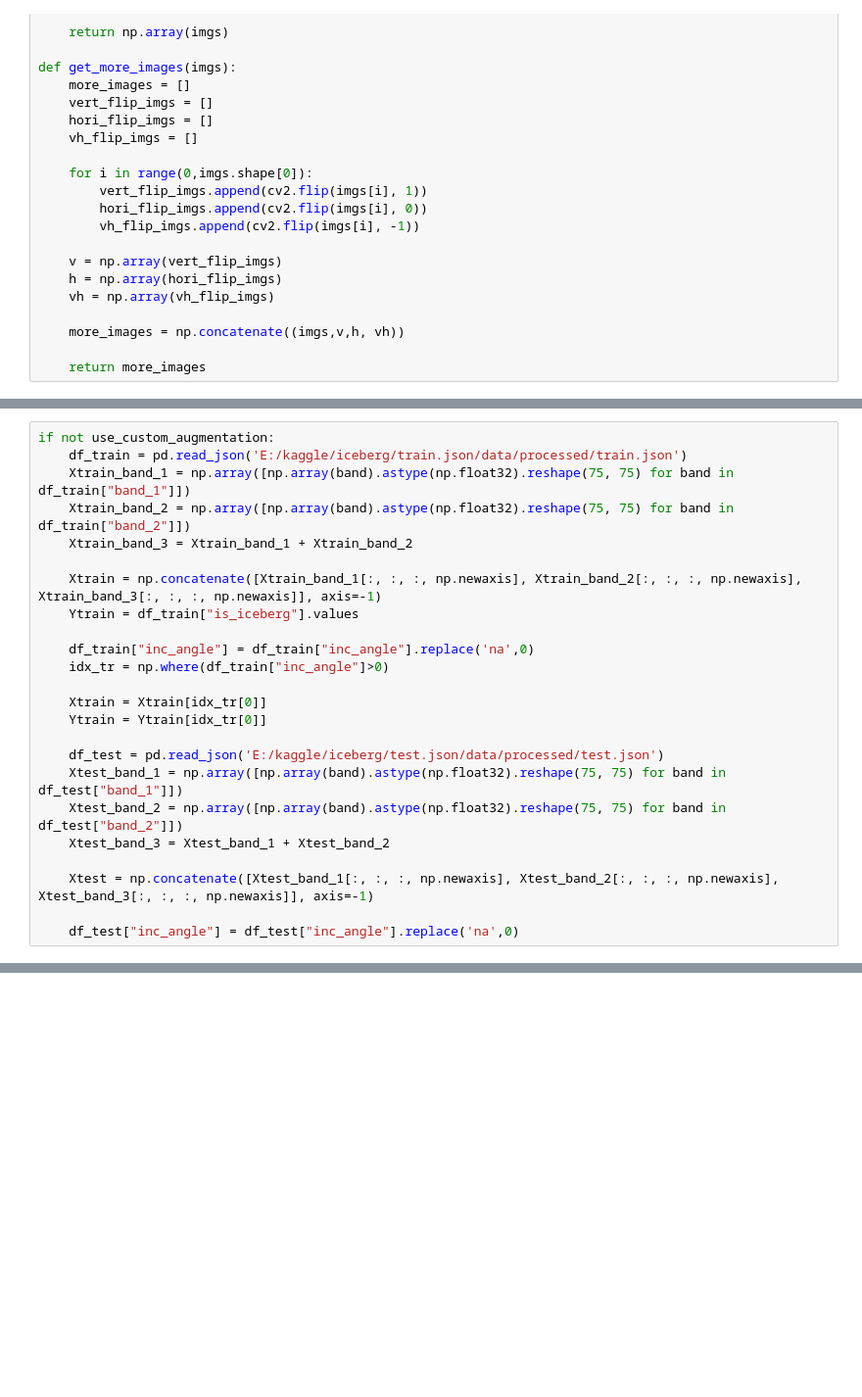
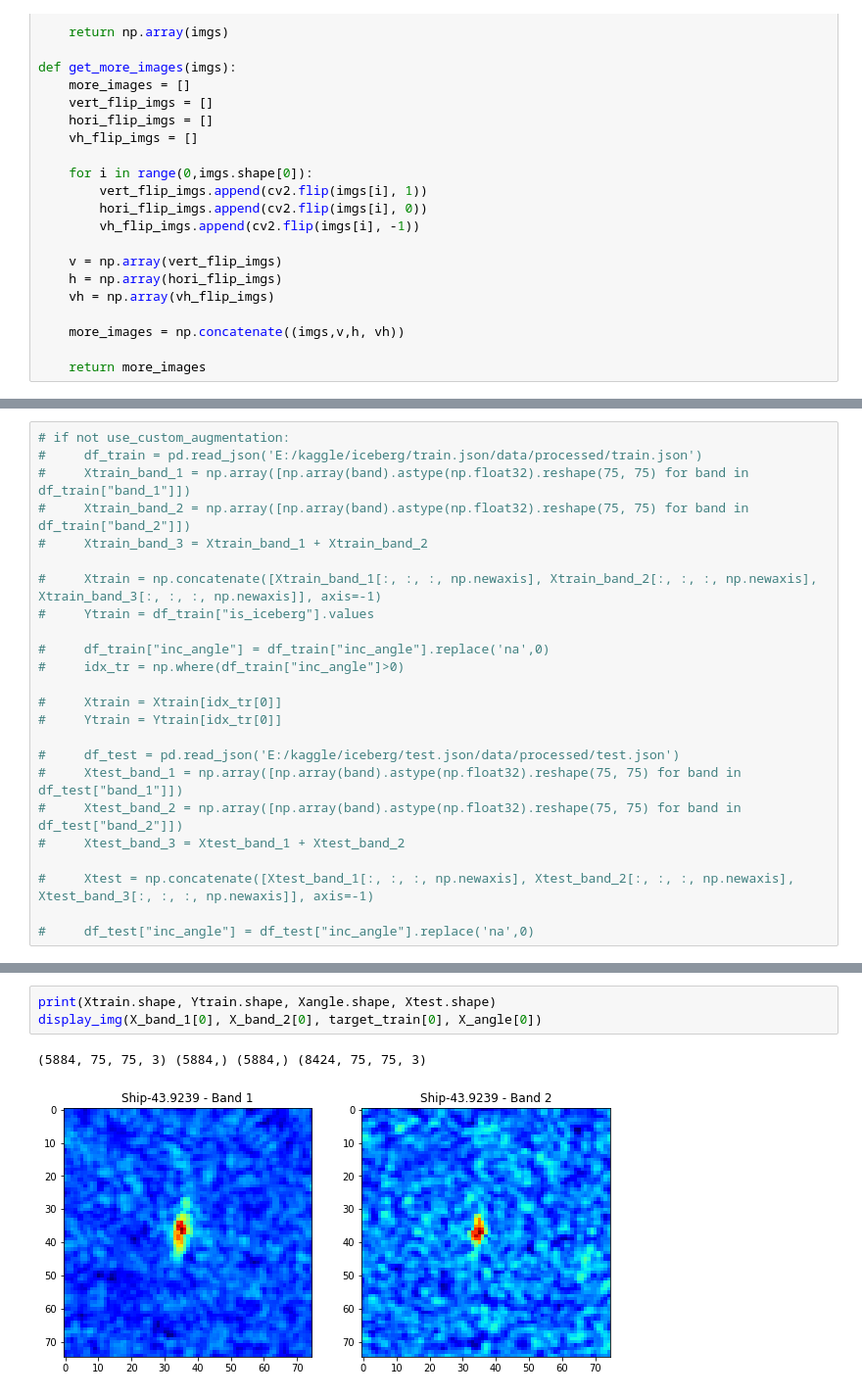
Before and after one commit to why2012/notebook, a Jupyter notebook: Iceberg_CNN_Custom_1.ipynb, the cells around one changed output, grey strips where cells are left out. Shown at 98% size. Cells and saved outputs as stored; diff of their text form; blank space fills up the shorter version.

```diff
--- a/Iceberg_CNN_Custom_1.ipynb
+++ b/Iceberg_CNN_Custom_1.ipynb
@@ -77,24 +132,24 @@ if use_custom_augmentation:
 # %%
-if not use_custom_augmentation:
-    df_train = pd.read_json('E:/kaggle/iceberg/train.json/data/processed/train.json')
-    Xtrain_band_1 = np.array([np.array(band).astype(np.float32).reshape(75, 75) for band in df_train["band_1"]])
-    Xtrain_band_2 = np.array([np.array(band).astype(np.float32).reshape(75, 75) for band in df_train["band_2"]])
-    Xtrain_band_3 = Xtrain_band_1 + Xtrain_band_2
+# if not use_custom_augmentation:
+#     df_train = pd.read_json('E:/kaggle/iceberg/train.json/data/processed/train.json')
+#     Xtrain_band_1 = np.array([np.array(band).astype(np.float32).reshape(75, 75) for band in df_train["band_1"]])
+#     Xtrain_band_2 = np.array([np.array(band).astype(np.float32).reshape(75, 75) for band in df_train["band_2"]])
+#     Xtrain_band_3 = Xtrain_band_1 + Xtrain_band_2
 
-    Xtrain = np.concatenate([Xtrain_band_1[:, :, :, np.newaxis], Xtrain_band_2[:, :, :, np.newaxis], Xtrain_band_3[:, :, :, np.newaxis]], axis=-1)
-    Ytrain = df_train["is_iceberg"].values
+#     Xtrain = np.concatenate([Xtrain_band_1[:, :, :, np.newaxis], Xtrain_band_2[:, :, :, np.newaxis], Xtrain_band_3[:, :, :, np.newaxis]], axis=-1)
+#     Ytrain = df_train["is_iceberg"].values
 
-    df_train["inc_angle"] = df_train["inc_angle"].replace('na',0)
-    idx_tr = np.where(df_train["inc_angle"]>0)
+#     df_train["inc_angle"] = df_train["inc_angle"].replace('na',0)
+#     idx_tr = np.where(df_train["inc_angle"]>0)
 
-    Xtrain = Xtrain[idx_tr[0]]
-    Ytrain = Ytrain[idx_tr[0]]
+#     Xtrain = Xtrain[idx_tr[0]]
+#     Ytrain = Ytrain[idx_tr[0]]
 
-    df_test = pd.read_json('E:/kaggle/iceberg/test.json/data/processed/test.json')
-    Xtest_band_1 = np.array([np.array(band).astype(np.float32).reshape(75, 75) for band in df_test["band_1"]])
-    Xtest_band_2 = np.array([np.array(band).astype(np.float32).reshape(75, 75) for band in df_test["band_2"]])
-    Xtest_band_3 = Xtest_band_1 + Xtest_band_2
+#     df_test = pd.read_json('E:/kaggle/iceberg/test.json/data/processed/test.json')
+#     Xtest_band_1 = np.array([np.array(band).astype(np.float32).reshape(75, 75) for band in df_test["band_1"]])
+#     Xtest_band_2 = np.array([np.array(band).astype(np.float32).reshape(75, 75) for band in df_test["band_2"]])
+#     Xtest_band_3 = Xtest_band_1 + Xtest_band_2
 
-    Xtest = np.concatenate([Xtest_band_1[:, :, :, np.newaxis], Xtest_band_2[:, :, :, np.newaxis], Xtest_band_3[:, :, :, np.newaxis]], axis=-1)
+#     Xtest = np.concatenate([Xtest_band_1[:, :, :, np.newaxis], Xtest_band_2[:, :, :, np.newaxis], Xtest_band_3[:, :, :, np.newaxis]], axis=-1)
 
-    df_test["inc_angle"] = df_test["inc_angle"].replace('na',0)
+#     df_test["inc_angle"] = df_test["inc_angle"].replace('na',0)
@@ -101 +230,7 @@ if not use_custom_augmentation:
+# %%
+print(Xtrain.shape, Ytrain.shape, Xangle.shape, Xtest.shape)
+display_img(X_band_1[0], X_band_2[0], target_train[0], X_angle[0])
+# %% [output]
+(5884, 75, 75, 3) (5884,) (5884,) (8424, 75, 75, 3)
+[figure, added]
 # %%
```
Also changed, not shown: parts of 11 cells of this notebook, 3 other files.
